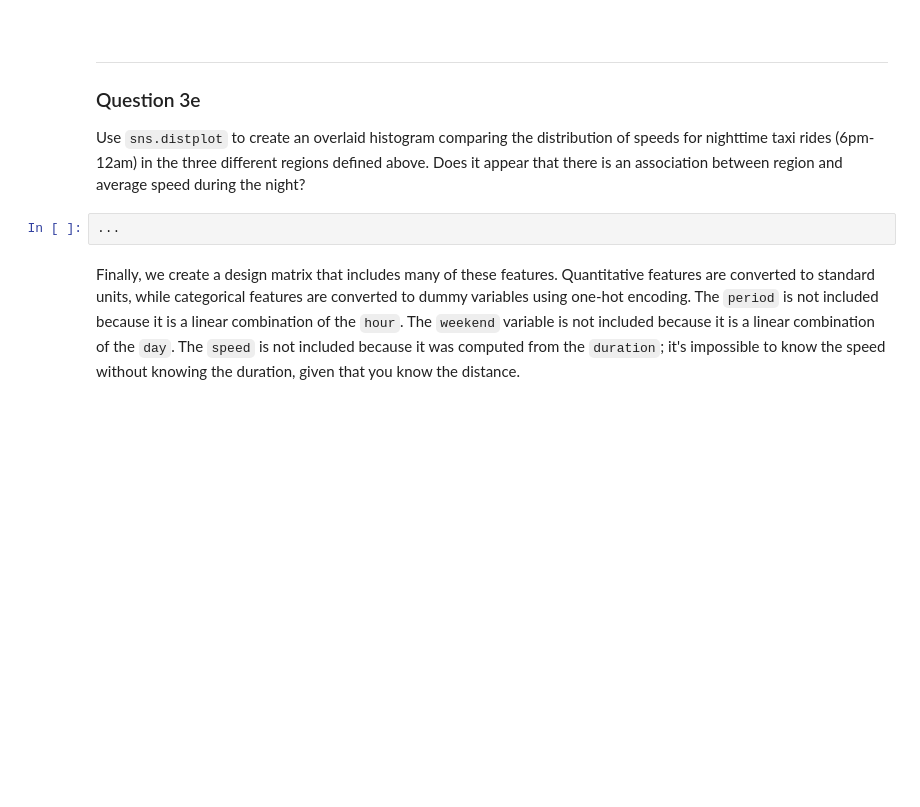
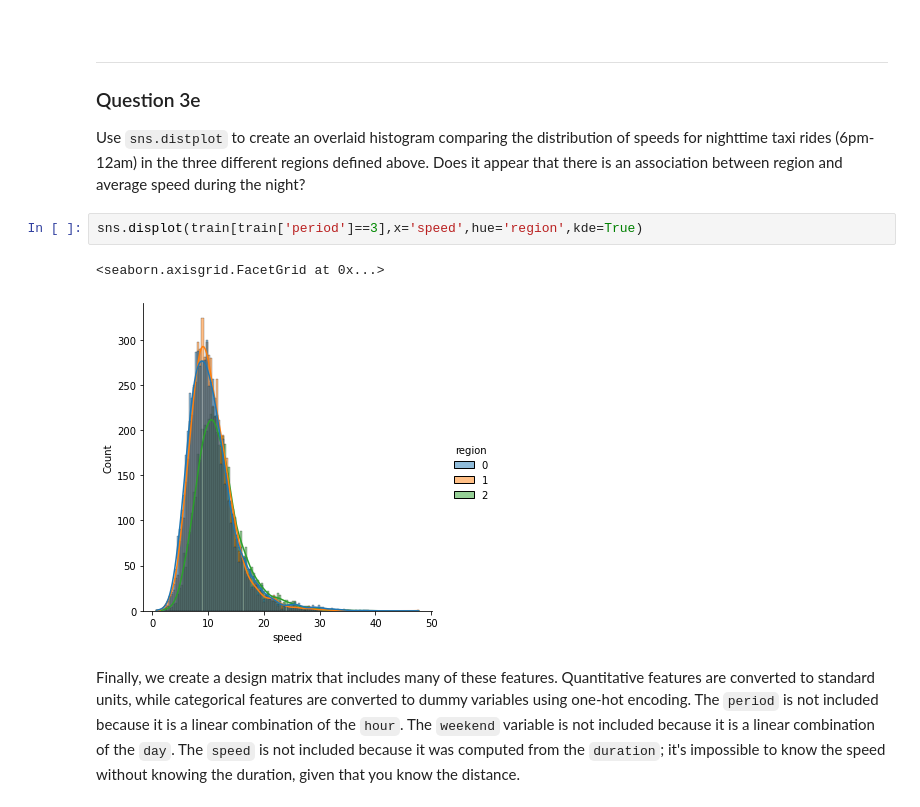
Before and after one commit to b-y-f/sp22, a Jupyter notebook: hw/hw08/hw08.ipynb, the cells around one changed output. Drawn from its saved outputs; the diff is of its cells as text; blank space fills up the shorter version.

```diff
--- a/hw/hw08/hw08.ipynb
+++ b/hw/hw08/hw08.ipynb
@@ -589,8 +594,11 @@ for i in [0, 1, 2]:
 ### Question 3e
 
 Use `sns.distplot` to create an overlaid histogram comparing the distribution of speeds for nighttime taxi rides (6pm-12am) in the three different regions defined above. Does it appear that there is an association between region and average speed during the night?
-# %%
-...
+# %%
+sns.displot(train[train['period']==3],x='speed',hue='region',kde=True)
+# %% [output]
+<seaborn.axisgrid.FacetGrid at 0x...>
+[figure, added]
 # %% [markdown]
 Finally, we create a design matrix that includes many of these features. Quantitative features are converted to standard units, while categorical features are converted to dummy variables using one-hot encoding. The `period` is not included because it is a linear combination of the `hour`. The `weekend` variable is not included because it is a linear combination of the `day`.  The `speed` is not included because it was computed from the `duration`; it's impossible to know the speed without knowing the duration, given that you know the distance.
 # %%
```
Also changed, not shown: parts of 25 cells of this notebook, 3 other files.
